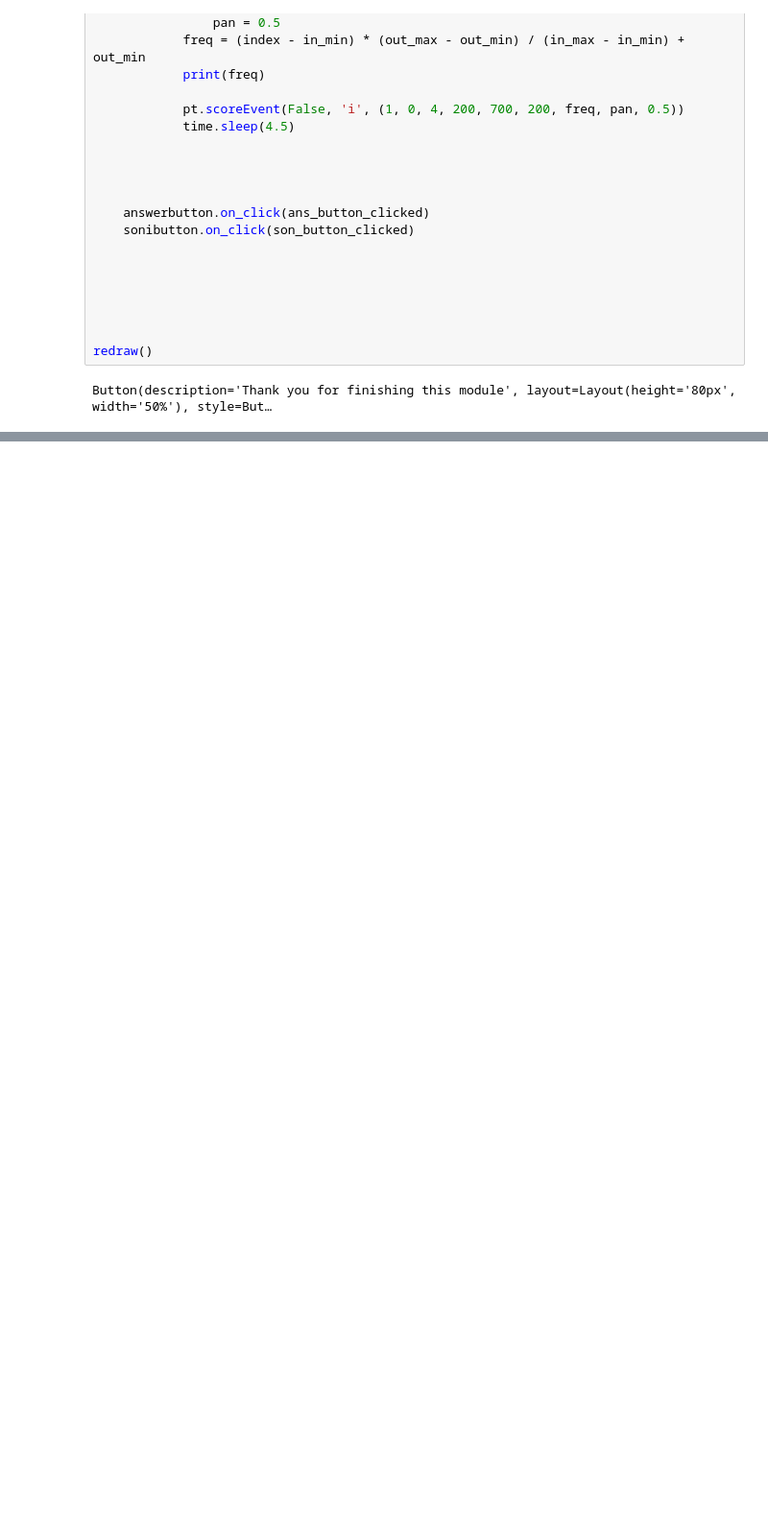
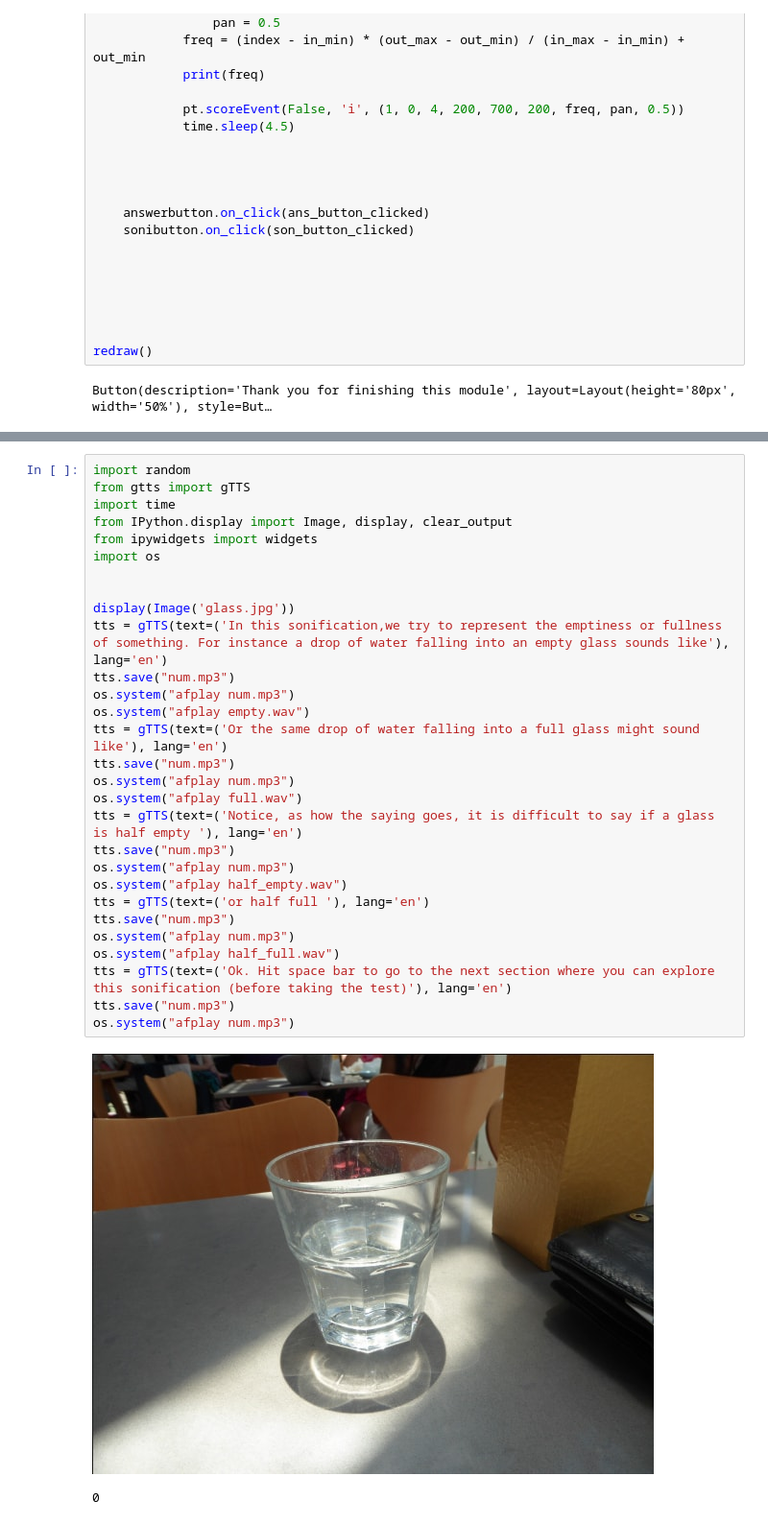
Before and after one commit to scotgl/sonify, a Jupyter notebook: ver_dev/Sonification_Training_Module.ipynb, the cells around one changed output, grey strips where cells are left out. Shown at 96% size. Drawn from its saved outputs; the diff is of its cells as text; blank space fills up the shorter version.

```diff
--- a/ver_dev/Sonification_Training_Module.ipynb
+++ b/ver_dev/Sonification_Training_Module.ipynb
@@ -407,0 +352,32 @@ handler = PieEventHandler(p[0])
+# %%
+import random
+from gtts import gTTS
+import time
+from IPython.display import Image, display, clear_output
+from ipywidgets import widgets
+import os
+
+
+display(Image('glass.jpg'))
+tts = gTTS(text=('In this sonification,we try to represent the emptiness or fullness of something. For instance a drop of water falling into an empty glass sounds like'), lang='en')
+tts.save("num.mp3")
+os.system("afplay num.mp3")
+os.system("afplay empty.wav")
+tts = gTTS(text=('Or the same drop of water falling into a full glass might sound like'), lang='en')
+tts.save("num.mp3")
+os.system("afplay num.mp3")
+os.system("afplay full.wav")
+tts = gTTS(text=('Notice, as how the saying goes, it is difficult to say if a glass is half empty '), lang='en')
+tts.save("num.mp3")
+os.system("afplay num.mp3")
+os.system("afplay half_empty.wav")
+tts = gTTS(text=('or half full '), lang='en')
+tts.save("num.mp3")
+os.system("afplay num.mp3")
+os.system("afplay half_full.wav")
+tts = gTTS(text=('Ok. Hit space bar to go to the next section where you can explore this sonification (before taking the test)'), lang='en')
+tts.save("num.mp3")
+os.system("afplay num.mp3")
+# %% [output]
+[figure, added]
+0
```
Also changed, not shown: parts of 4 cells of this notebook, 14 other files.
